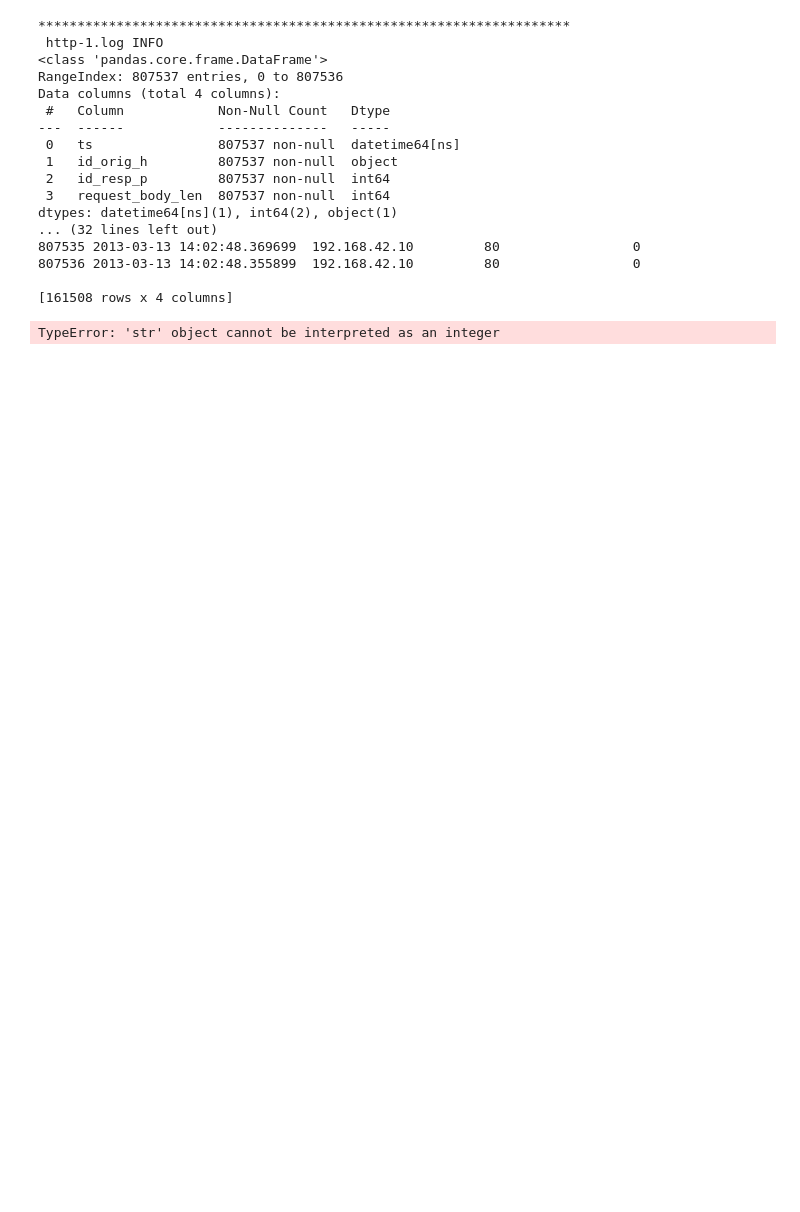
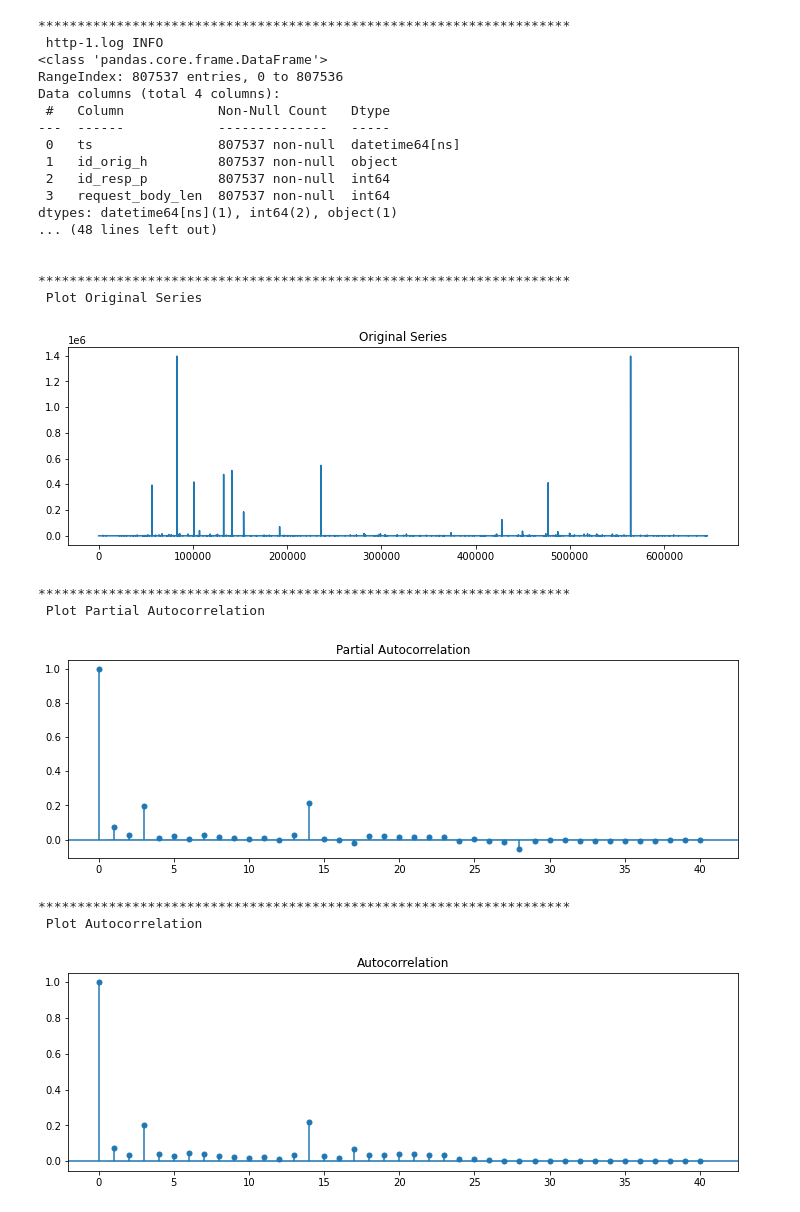
Before and after one commit to Eric106/Computational_Intelligence, a Jupyter notebook: Act2-Anomalous_Detection/anomalous_detection.ipynb, the cells around one changed output. Drawn from its saved outputs; the diff is of its cells as text; code cells hidden in the pictures; blank space fills up the shorter version.

```diff
--- a/Act2-Anomalous_Detection/anomalous_detection.ipynb
+++ b/Act2-Anomalous_Detection/anomalous_detection.ipynb
@@ -63,60 +63,73 @@ def an_detect(http_log_name: str, train: bool):
         print(div,colored('\n Training...','green'))
         ra.get_pacf_acf(train_df, t_col)
 
-    ra.set_up(test_df, 1, 15, t_col)
+    ra.set_up(test_df, 1, 6, t_col)
 
-#     print(div, colored('\n Classical Inference', 'green'))
-#     t_classical = ra.try_models(inference='classical', h=100, pv=40)
+    print(div, colored('\n Classical Inference', 'green'))
+    t_classical = ra.try_models(inference='classical', h=100, pv=40)
 
-#     print(div, colored('\n Bayesian Inference', 'green'))
-#     t_bayesian = ra.try_models(inference='bayesian', h=100, pv=40)
+    print(div, colored('\n Bayesian Inference', 'green'))
+    t_bayesian = ra.try_models(inference='bayesian', h=100, pv=40)
 
-#     all_exec_times = concat([t_classical, t_bayesian], ignore_index=True)
-#     print(div,colored('\n Forecast exec times','green'))
-#     print(all_exec_times)
-#     au.plot(
-#         x= all_exec_times['model_type'].tolist(),
-#         y= all_exec_times['time'].tolist(),
-#         title= 'Forecast exec times',
-#         xlabel= 'model_type',
-#         ylabel= 'time'
-#     )
-    ra.try_model('BBVI',100,40)
+    all_exec_times = concat([t_classical, t_bayesian], ignore_index=True)
+    print(div,colored('\n Forecast exec times','green'))
+    print(all_exec_times)
+    au.plot(
+        x= all_exec_times['model_type'].tolist(),
+        y= all_exec_times['time'].tolist(),
+        title= 'Forecast exec times',
+        xlabel= 'model_type',
+        ylabel= 'time_minutes'
+    )
+    au.plot(
+        x= all_exec_times['model_type'].tolist(),
+        y= all_exec_times['forecast_mean_'+t_col].tolist(),
+        title= 'Forecast mean of '+t_col,
+        xlabel= 'model_type',
+        ylabel= 'forecast_mean_'+t_col
+    )
 
 
 
 def main():
     paths = {
         "http":"http-1.log"
     }
 
     intiTime = time()
 
-    an_detect(http_log_name=paths["http"], train=False)
+    an_detect(http_log_name=paths["http"], train=True)
+    # an_detect(http_log_name=paths["http"], train=False)
 
     elapsedTime = round(time()-intiTime, 2)
     elapsedTime = str(elapsedTime/60) + \
         "m" if elapsedTime >= 60 else str(elapsedTime)+"s"
     print("\nGENERAL TIME --->", elapsedTime)
 
 
 main()
 # %% [output]
 ********************************************************************
  http-1.log INFO
 <class 'pandas.core.frame.DataFrame'>
 RangeIndex: 807537 entries, 0 to 807536
 Data columns (total 4 columns):
  #   Column            Non-Null Count   Dtype
 ---  ------            --------------   -----
  0   ts                807537 non-null  datetime64[ns]
  1   id_orig_h         807537 non-null  object
  2   id_resp_p         807537 non-null  int64
  3   request_body_len  807537 non-null  int64
 dtypes: datetime64[ns](1), int64(2), object(1)
-... (32 lines left out)
-807535 2013-03-13 14:02:48.369699  192.168.42.10         80                 0
-807536 2013-03-13 14:02:48.355899  192.168.42.10         80                 0
+... (48 lines left out)
 
-[161508 rows x 4 columns]
+
+********************************************************************
+ Plot Original Series
+[figure, added]
-TypeError: 'str' object cannot be interpreted as an integer
+********************************************************************
+ Plot Partial Autocorrelation
+[figure, added]
+********************************************************************
+ Plot Autocorrelation
+[figure, added]
```
Also changed, not shown: parts of 1 cell of this notebook, 3 other files.
